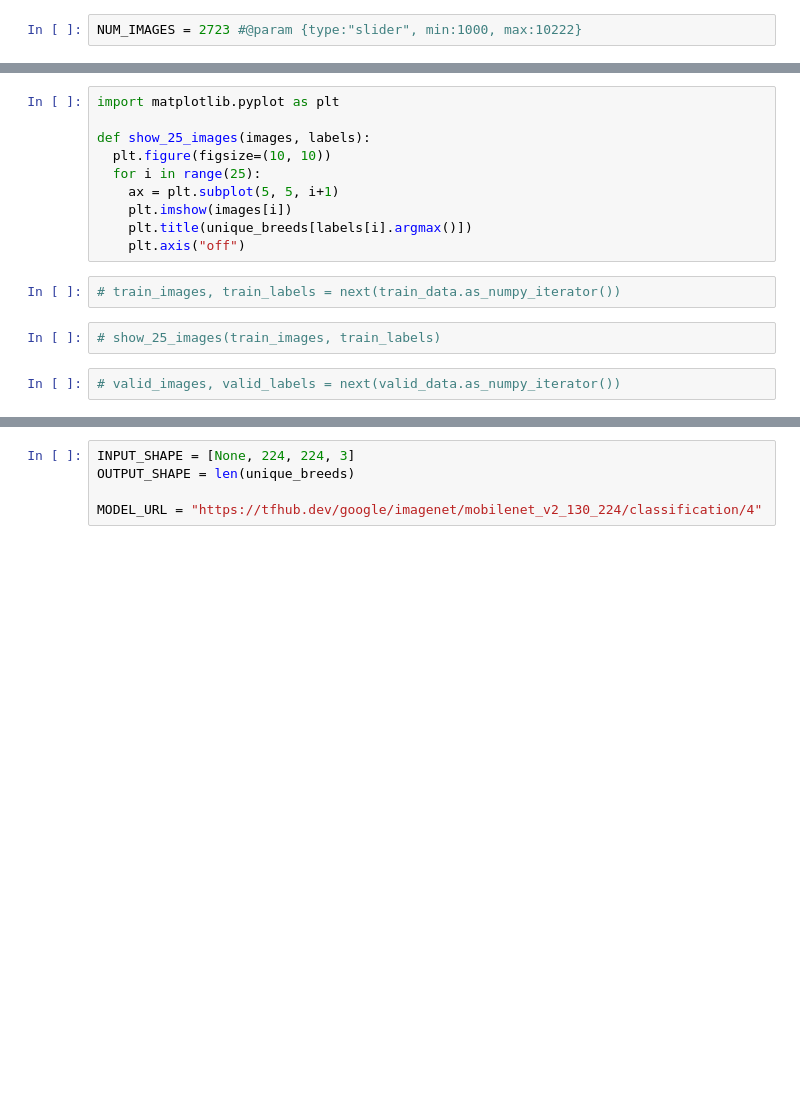
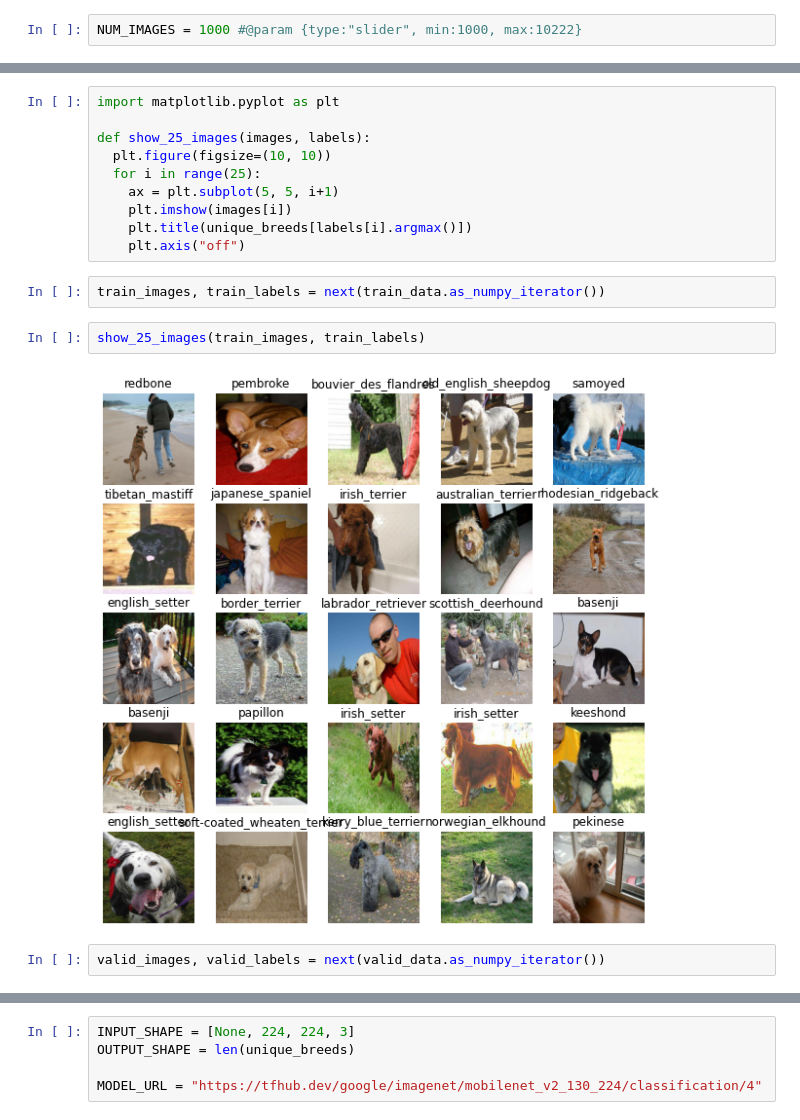
Before and after one commit to Norman518/Data-Science, a Jupyter notebook: Colab/Dog Breed Identification/Dog_Breed_Identification.ipynb, the cells around one changed output, grey strips where cells are left out. Cells and saved outputs as stored; diff of their text form; blank space fills up the shorter version.

Commit message:
fit all the data

```diff
--- a/Colab/Dog Breed Identification/Dog_Breed_Identification.ipynb
+++ b/Colab/Dog Breed Identification/Dog_Breed_Identification.ipynb
@@ -46,7 +48,7 @@ filenames = ["/content/drive/My Drive/Colab Notebooks/Dog Breed Identification/D
 X = filenames
 y = boolean_labels
 # %%
-NUM_IMAGES = 2723 #@param {type:"slider", min:1000, max:10222}
+NUM_IMAGES = 1000 #@param {type:"slider", min:1000, max:10222}
 # %%
 from sklearn.model_selection import train_test_split
 X_train, X_valid, y_train, y_valid = train_test_split(X[:NUM_IMAGES],
@@ -100,9 +102,11 @@ def show_25_images(images, labels):
     plt.title(unique_breeds[labels[i].argmax()])
     plt.axis("off")
 # %%
-# train_images, train_labels = next(train_data.as_numpy_iterator())
+train_images, train_labels = next(train_data.as_numpy_iterator())
 # %%
-# show_25_images(train_images, train_labels)
+show_25_images(train_images, train_labels)
+# %% [output]
+[figure, added]
 # %%
-# valid_images, valid_labels = next(valid_data.as_numpy_iterator())
+valid_images, valid_labels = next(valid_data.as_numpy_iterator())
 # %%
```
Also changed, not shown: parts of 38 cells of this notebook, 16 other files.
